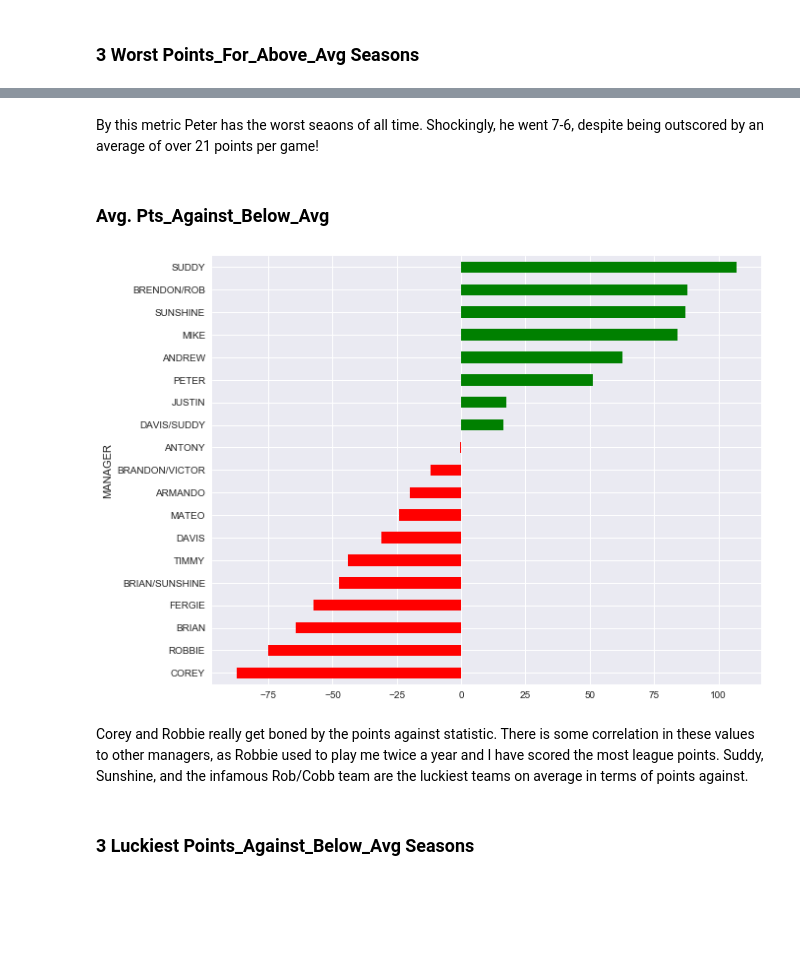
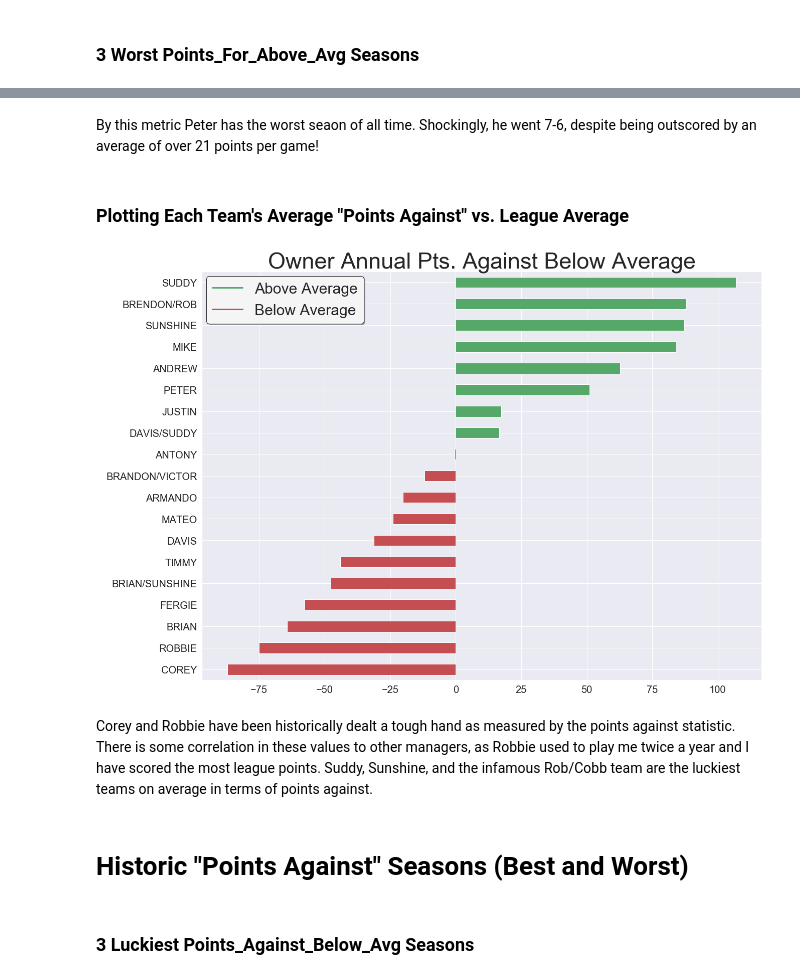
Before and after one commit to mikestef235/FF_owners, a Jupyter notebook: iPython_Notebooks/2018-2019 EOY Owner Rankings.ipynb, the cells around one changed output, grey strips where cells are left out. Saved outputs shown, nothing was run; the diff lists cells and outputs as text; code cells hidden in the pictures; blank space fills up the shorter version.

```diff
--- a/iPython_Notebooks/2018-2019 EOY Owner Rankings.ipynb
+++ b/iPython_Notebooks/2018-2019 EOY Owner Rankings.ipynb
@@ -78,19 +113,40 @@ data.sort_values('Pts_For_Above_Avg')[:3]
 # %% [markdown]
-By this metric Peter has the worst seaons of all time. Shockingly, he went 7-6, despite being outscored by an average of over 21 points per game!
+By this metric Peter has the worst seaon of all time. Shockingly, he went 7-6, despite being outscored by an average of over 21 points per game!
-# %% [markdown]
-### Avg. Pts_Against_Below_Avg
+# %% [markdown]
+### Plotting Each Team's Average "Points Against" vs. League Average
 # %%
 result = pd.DataFrame(data.groupby('MANAGER')['Pts_Against_Below_Avg'].mean()).sort_values('Pts_Against_Below_Avg')
 #Plot values less than 0 as red, values greater than 0 as green
 mask = (result >=0)
 colors = np.array(['r']*(result.shape[0]))
 colors[mask.values.flatten()] = 'g'
 
-result['Pts_Against_Below_Avg'].plot(kind='barh', color=tuple([colors]), figsize=(10, 8));
+#Generating the bar plot
+ax = result['Pts_Against_Below_Avg'].plot(kind='barh', color=colors.reshape(-1, ), figsize=(20, 15))
+
+#Changing the ylabel and tick parameters
+ax.tick_params(labelsize=20)
+plt.ylabel(' ', size=10)
+
+#Custom lines for use in the legend
+custom_lines = [Line2D([0], [0], color='g', lw=3),
+                Line2D([0], [0], color='r', lw=3)]
+
+#Specifying the custom legend
+ax.legend(custom_lines, ['Above Average', 'Below Average'],
+          loc=2, prop={'size':30}, fancybox=True, frameon=True,
+          shadow=True, facecolor='whitesmoke', edgecolor='k',
+          framealpha=1, borderaxespad=.3)
+
+#Setting the title and saving the plot locally
+ax.set_title('Owner Annual Pts. Against Below Average', size=45)
+fig.savefig('Owner_Pts._For_Above_Average.png');
 # %% [output]
-[figure, old version]
+[figure, new version]
 # %% [markdown]
-Corey and Robbie really get boned by the points against statistic. There is some correlation in these values to other managers, as Robbie used to play me twice a year and I have scored the most league points. Suddy, Sunshine, and the infamous Rob/Cobb team are the luckiest teams on average in terms of points against.
+Corey and Robbie have been historically dealt a tough hand as measured by the points against statistic. There is some correlation in these values to other managers, as Robbie used to play me twice a year and I have scored the most league points. Suddy, Sunshine, and the infamous Rob/Cobb team are the luckiest teams on average in terms of points against.
+# %% [markdown]
+# Historic "Points Against" Seasons (Best and Worst)
 # %% [markdown]
 ### 3 Luckiest Points_Against_Below_Avg Seasons
 # %%
```
Also changed, not shown: parts of 73 cells of this notebook.
